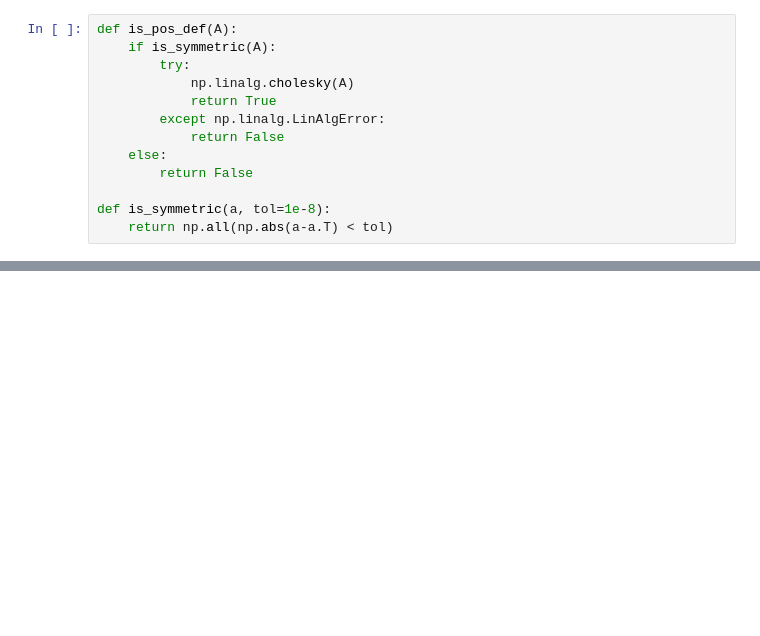
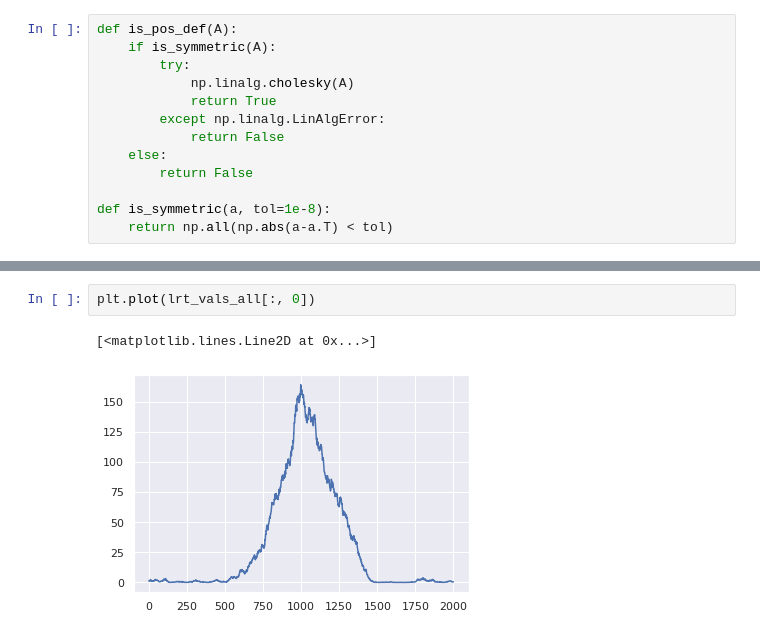
Before and after one commit to spaceonion1001/LD-CPD, a Jupyter notebook: notebooks/LRT_Sims.ipynb, the cells around one changed output, grey strips where cells are left out. Drawn from its saved outputs; the diff is of its cells as text; blank space fills up the shorter version.

```diff
--- a/notebooks/LRT_Sims.ipynb
+++ b/notebooks/LRT_Sims.ipynb
@@ -203,0 +417,5 @@ def cluster_precision(precision):
+# %%
+plt.plot(lrt_vals_all[:, 0])
+# %% [output]
+[<matplotlib.lines.Line2D at 0x...>]
+[figure, added]
```
Also changed, not shown: parts of 50 cells of this notebook, 3 other files.
